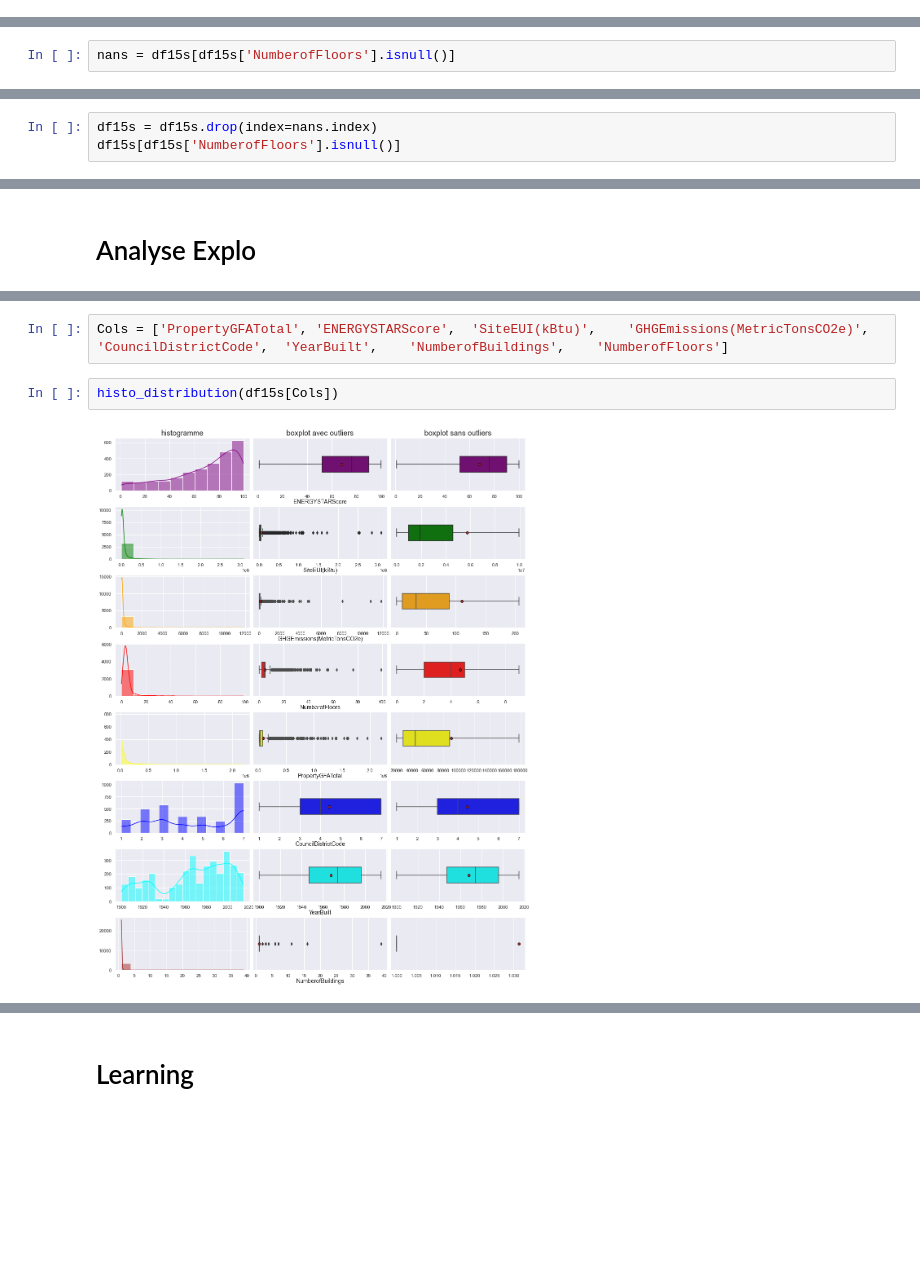
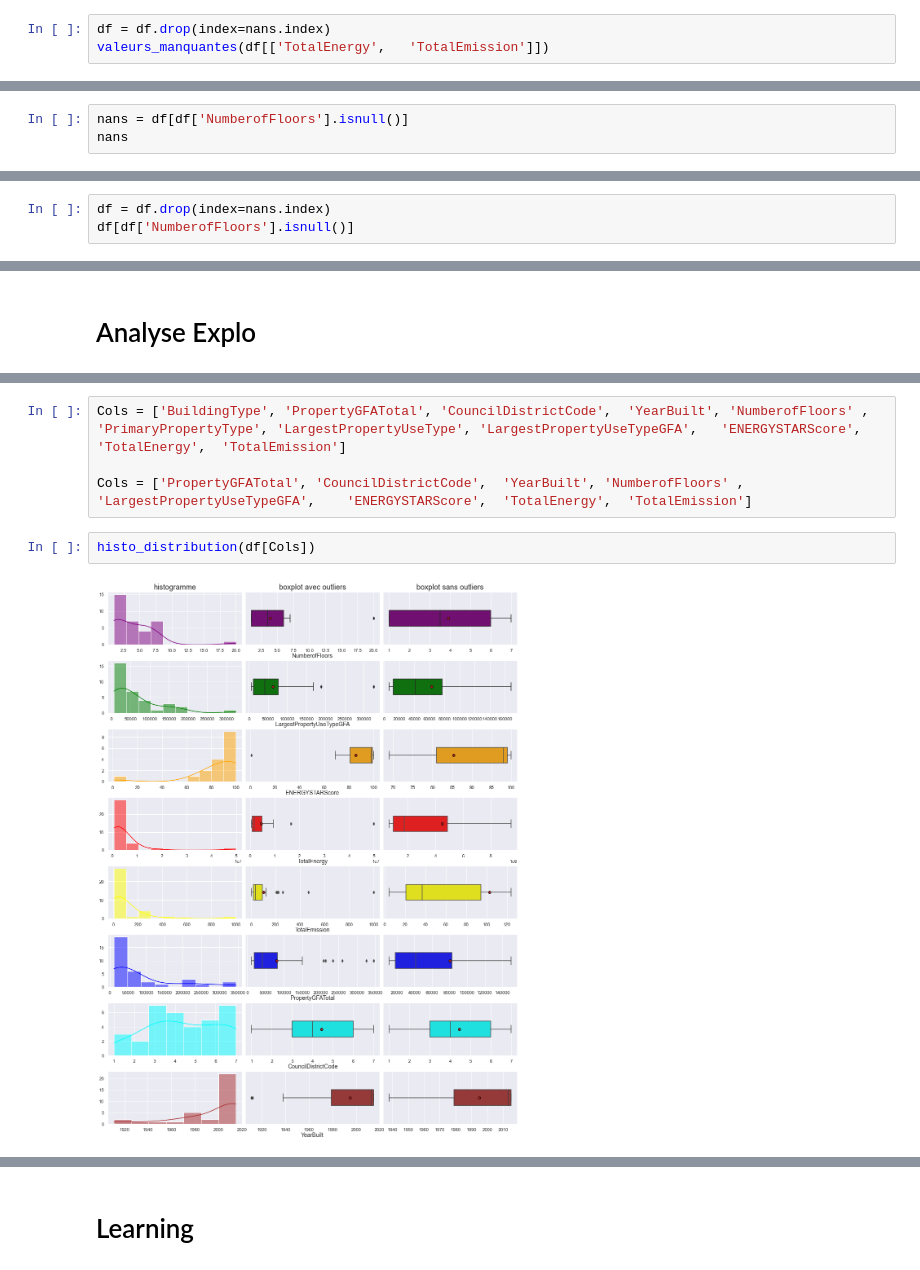
Before and after one commit to DrHadiNono/Notebooks-OC, a Jupyter notebook: Projets/P4/p4.ipynb, the cells around one changed output, grey strips where cells are left out. Drawn from its saved outputs; the diff is of its cells as text; blank space fills up the shorter version.

```diff
--- a/Projets/P4/p4.ipynb
+++ b/Projets/P4/p4.ipynb
@@ -157,0 +223,3 @@ valeurs_manquantes(df15s[['SiteEUI(kBtu/sf)',	'GHGEmissions(MetricTonsCO2e)']])
+# %%
+df = df.drop(index=nans.index)
+valeurs_manquantes(df[['TotalEnergy',	'TotalEmission']])
@@ -158,2 +228,3 @@ valeurs_manquantes(df15s[['SiteEUI(kBtu/sf)',	'GHGEmissions(MetricTonsCO2e)']])
 # %%
-nans = df15s[df15s['NumberofFloors'].isnull()]
+nans = df[df['NumberofFloors'].isnull()]
+nans
@@ -160,4 +233,4 @@ nans = df15s[df15s['NumberofFloors'].isnull()]
 # %%
-df15s = df15s.drop(index=nans.index)
-df15s[df15s['NumberofFloors'].isnull()]
+df = df.drop(index=nans.index)
+df[df['NumberofFloors'].isnull()]
 # %% [output]
@@ -227,6 +303,8 @@ df15s.describe()
-# %%
-Cols = ['PropertyGFATotal',	'ENERGYSTARScore',	'SiteEUI(kBtu)',	'GHGEmissions(MetricTonsCO2e)',	'CouncilDistrictCode',	'YearBuilt',	'NumberofBuildings',	'NumberofFloors']
+# %%
+Cols = ['BuildingType', 'PropertyGFATotal',	'CouncilDistrictCode',	'YearBuilt', 'NumberofFloors' , 'PrimaryPropertyType', 'LargestPropertyUseType', 'LargestPropertyUseTypeGFA',	'ENERGYSTARScore',	'TotalEnergy',	'TotalEmission']
+
+Cols = ['PropertyGFATotal',	'CouncilDistrictCode',	'YearBuilt', 'NumberofFloors' , 'LargestPropertyUseTypeGFA',	'ENERGYSTARScore',	'TotalEnergy',	'TotalEmission']
 # %%
-histo_distribution(df15s[Cols])
+histo_distribution(df[Cols])
 # %% [output]
-[figure, old version]
+[figure, new version]
```
Also changed, not shown: parts of 38 cells of this notebook, 4 other files.
